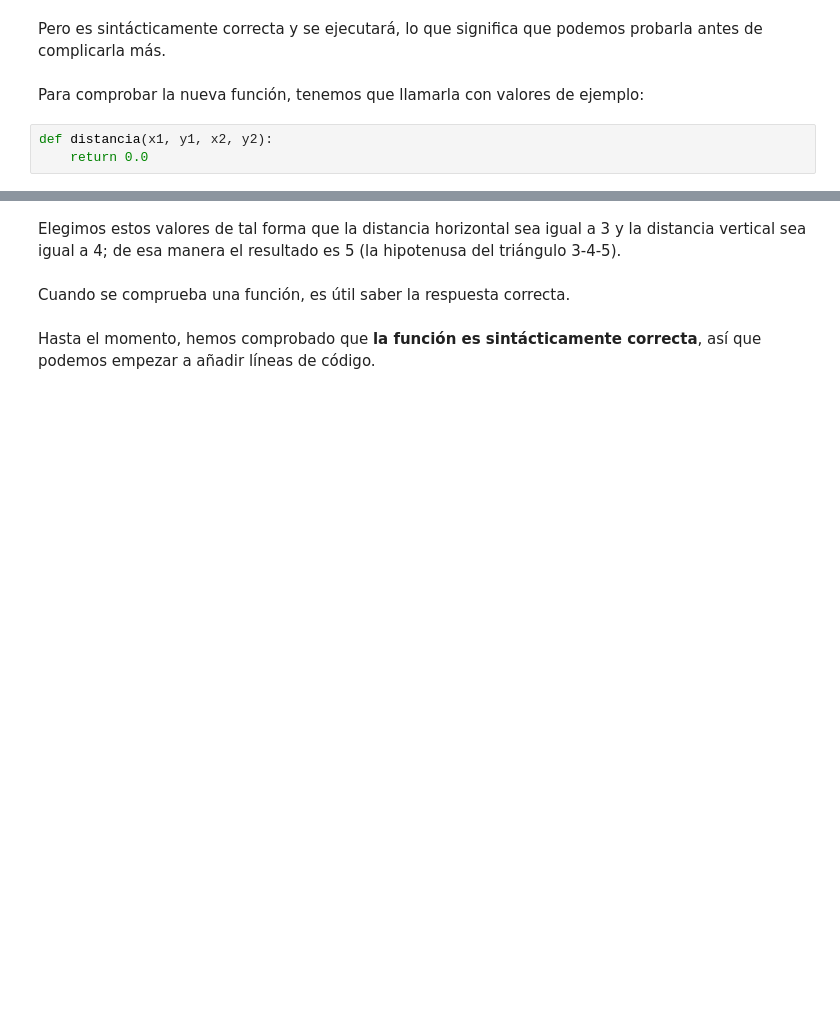
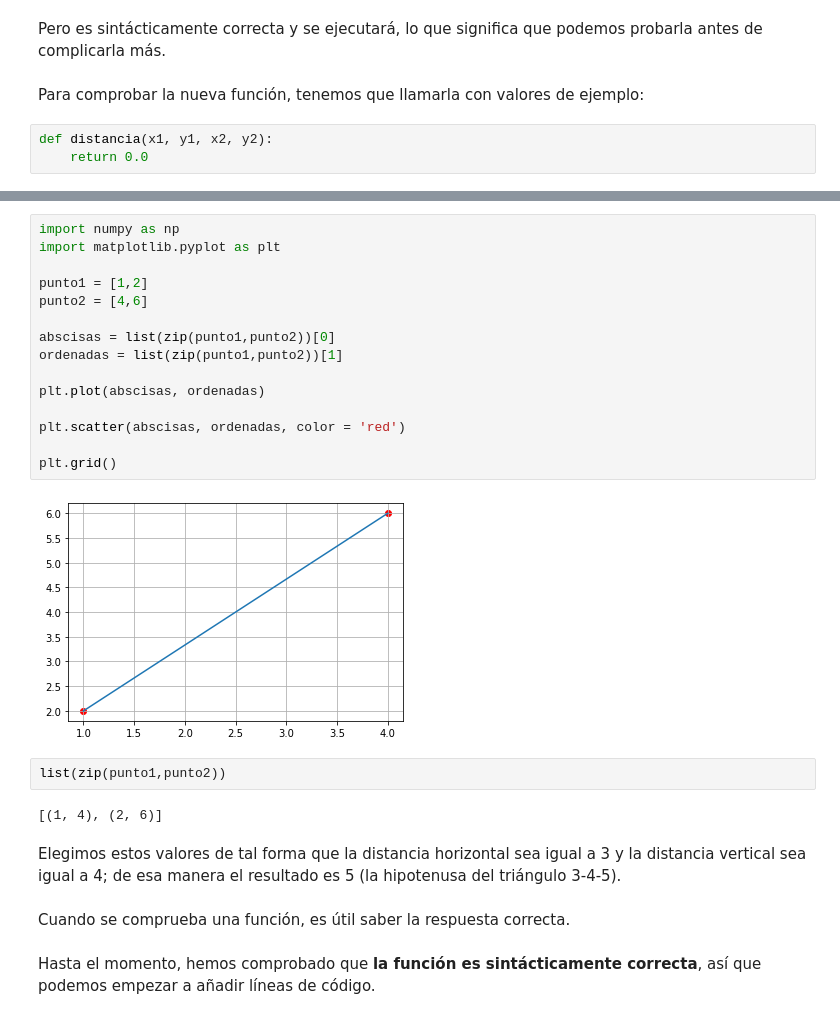
Before and after one commit to marco-canas/encuentra_tu_persona_vitamina, a Jupyter notebook: classes/class_3/class_3.ipynb, the cells around one changed output, grey strips where cells are left out. Saved outputs shown, nothing was run; the diff lists cells and outputs as text; blank space fills up the shorter version.

```diff
--- a/classes/class_3/class_3.ipynb
+++ b/classes/class_3/class_3.ipynb
@@ -207,3 +180,24 @@ distancia(1, 2, 4, 6)
+# %%
+import numpy as np
+import matplotlib.pyplot as plt
+
+punto1 = [1,2]
+punto2 = [4,6]
+
+abscisas = list(zip(punto1,punto2))[0]
+ordenadas = list(zip(punto1,punto2))[1]
+
+plt.plot(abscisas, ordenadas)
+
+plt.scatter(abscisas, ordenadas, color = 'red')
+
+plt.grid()
+# %% [output]
+[figure, added]
+# %%
+list(zip(punto1,punto2))
+# %% [output]
+[(1, 4), (2, 6)]
 # %% [markdown]
 Elegimos estos valores de tal forma que la distancia horizontal sea igual a 3 y la distancia vertical sea igual a 4; de esa manera el resultado es 5 (la hipotenusa del triángulo 3-4-5).
 # %% [markdown]
```
Also changed, not shown: parts of 37 cells of this notebook.
